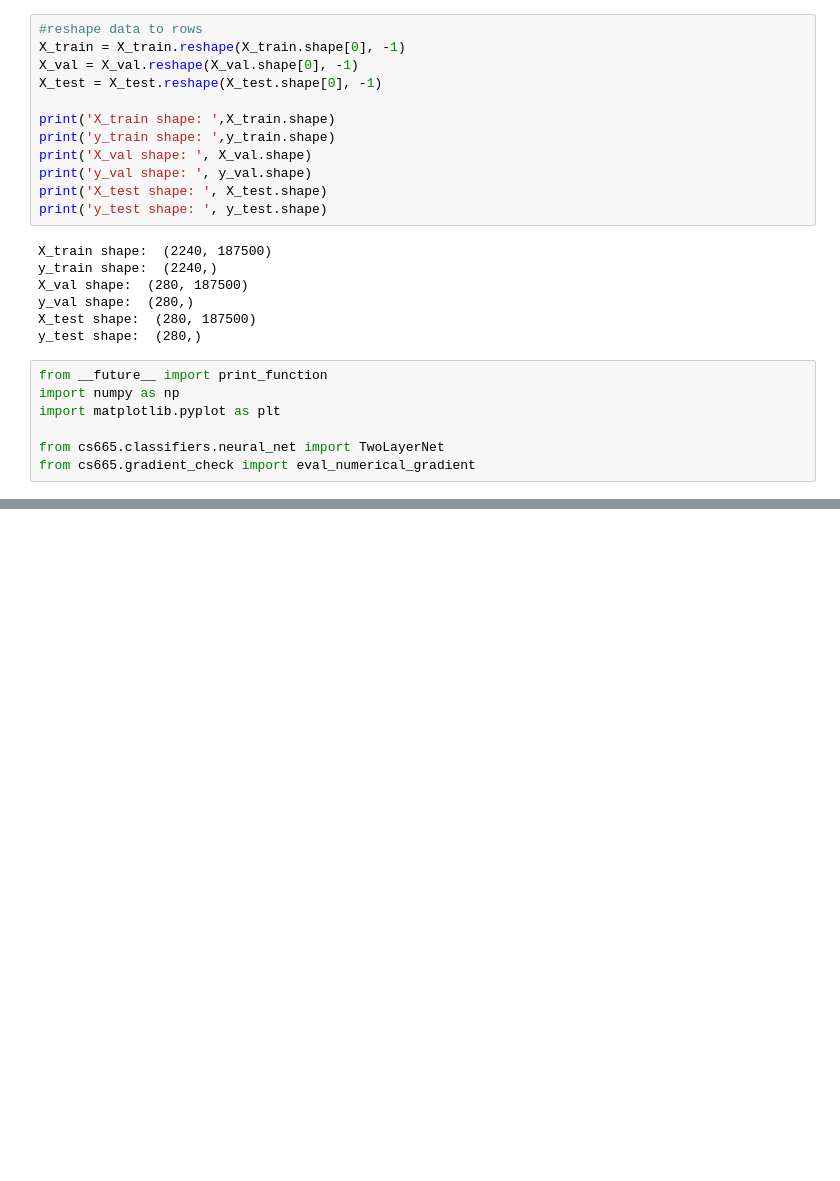
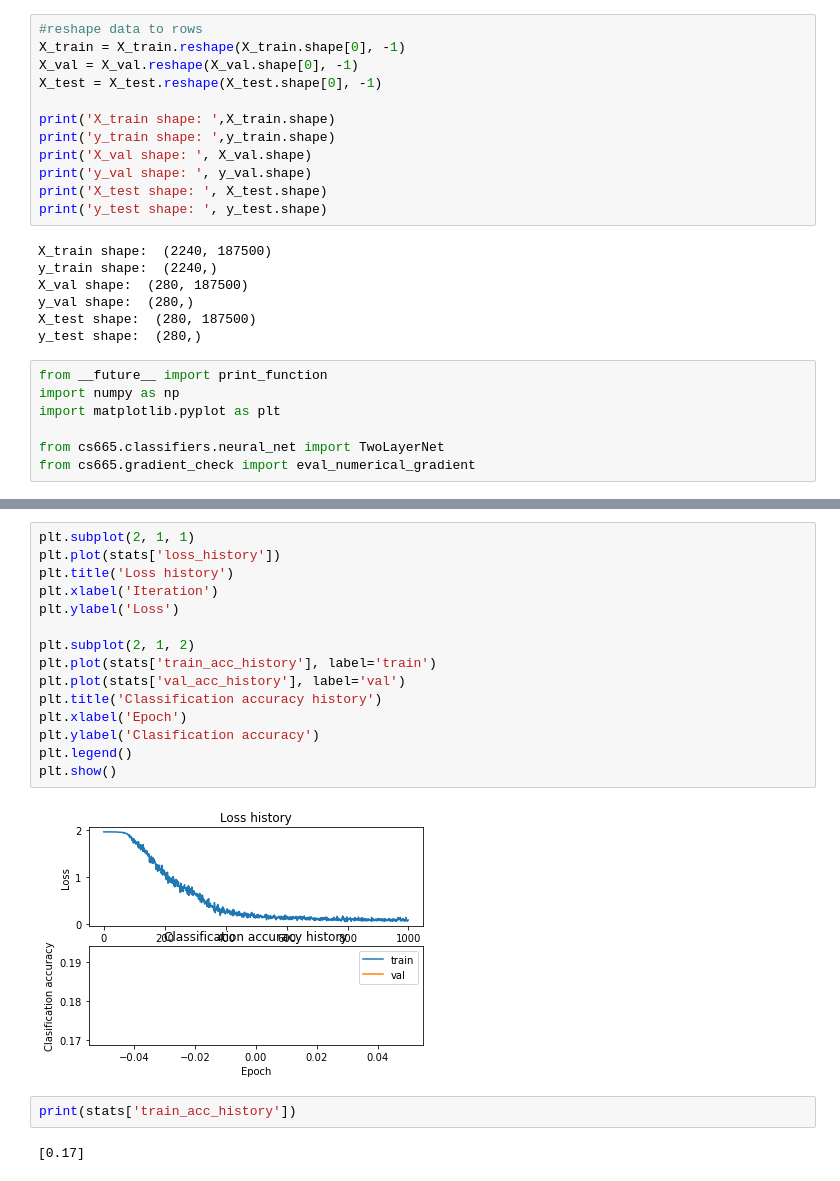
Before and after one commit to Cameronwood611/665deeplearning, a Jupyter notebook: two_layer_net.ipynb, the cells around one changed output, grey strips where cells are left out. Cells and saved outputs as stored; diff of their text form; blank space fills up the shorter version.

```diff
--- a/two_layer_net.ipynb
+++ b/two_layer_net.ipynb
@@ -123,0 +131,21 @@ KeyboardInterrupt:
+# %%
+plt.subplot(2, 1, 1)
+plt.plot(stats['loss_history'])
+plt.title('Loss history')
+plt.xlabel('Iteration')
+plt.ylabel('Loss')
+
+plt.subplot(2, 1, 2)
+plt.plot(stats['train_acc_history'], label='train')
+plt.plot(stats['val_acc_history'], label='val')
+plt.title('Classification accuracy history')
+plt.xlabel('Epoch')
+plt.ylabel('Clasification accuracy')
+plt.legend()
+plt.show()
+# %% [output]
+[figure, added]
+# %%
+print(stats['train_acc_history'])
+# %% [output]
+[0.17]
```
Also changed, not shown: parts of 6 cells of this notebook.
